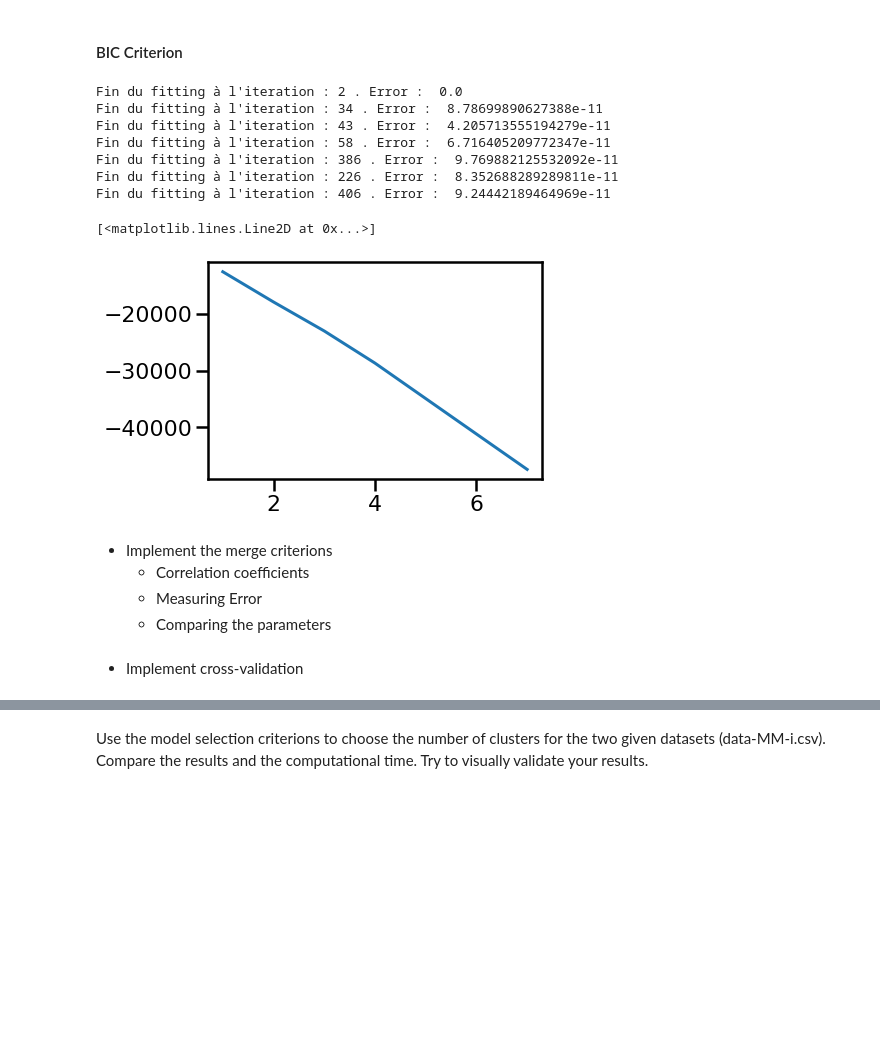
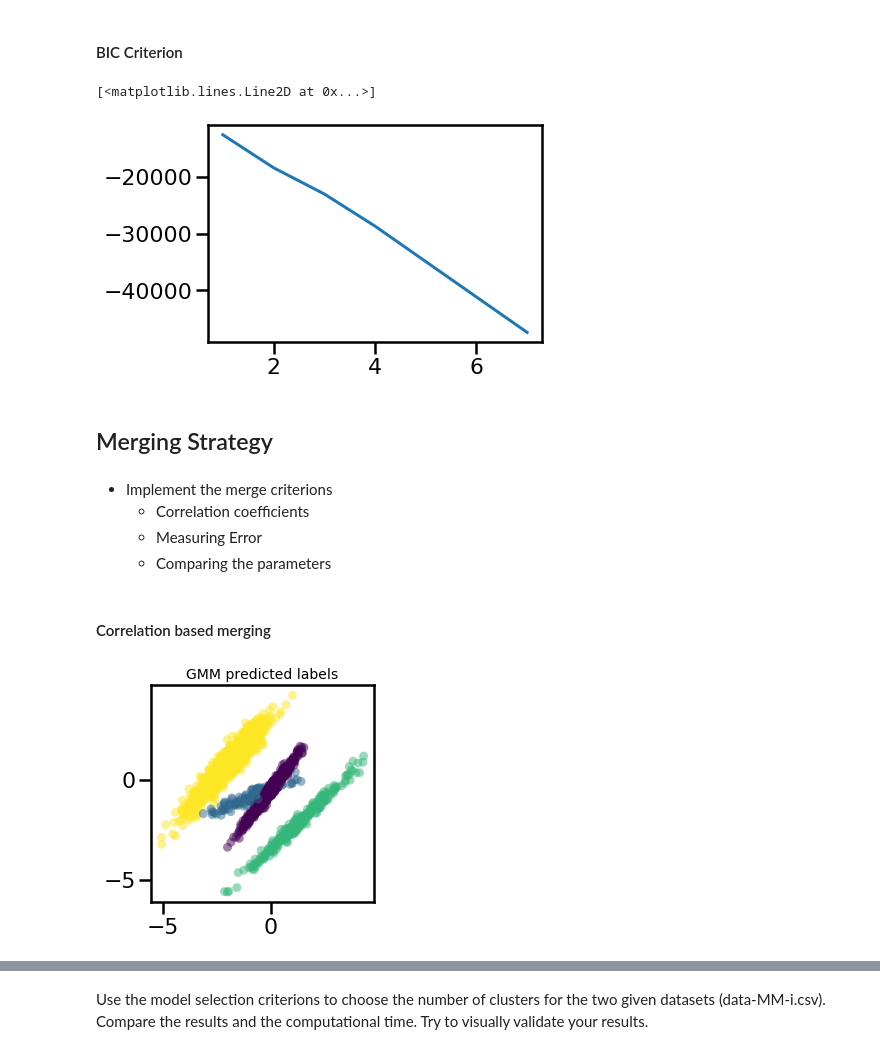
Before and after one commit to bricerauby/LabsMachineLearning, a Jupyter notebook: lab4-6-MM.ipynb, the cells around one changed output, grey strips where cells are left out. Cells and saved outputs as stored; diff of their text form; code cells hidden in the pictures; blank space fills up the shorter version.

```diff
--- a/lab4-6-MM.ipynb
+++ b/lab4-6-MM.ipynb
@@ -268,23 +286,16 @@ def compute_BIC(k):
 # %%
 BICs = []
-np.random.seed(1)
-for k in range(1,8):
-    BICs.append(compute_BIC(k))
-plt.plot(range(1,8), BICs)
+np.random.seed(42)
+for k in range_k:
+    BICs.append(compute_BIC(k, X))
+plt.plot(range_k, BICs)
 # %% [output]
-Fin du fitting à l'iteration : 2 . Error :  0.0
-Fin du fitting à l'iteration : 34 . Error :  8.78699890627388e-11
-Fin du fitting à l'iteration : 43 . Error :  4.205713555194279e-11
-Fin du fitting à l'iteration : 58 . Error :  6.716405209772347e-11
-Fin du fitting à l'iteration : 386 . Error :  9.769882125532092e-11
-Fin du fitting à l'iteration : 226 . Error :  8.352688289289811e-11
-Fin du fitting à l'iteration : 406 . Error :  9.24442189464969e-11
+[<matplotlib.lines.Line2D at 0x...>]
-[<matplotlib.lines.Line2D at 0x...>]
 [figure]
+# %% [markdown]
+## Merging Strategy
 # %% [markdown]
 - Implement the merge criterions
     - Correlation coefficients
     - Measuring Error
     - Comparing the parameters
-# %% [markdown]
-- Implement cross-validation
@@ -292,0 +499,15 @@ Fin du fitting à l'iteration : 406 . Error :  9.24442189464969e-11
+# %% [markdown]
+#### Correlation based merging
+# %%
+np.random.seed(0)
+model = my_GMM_merging(5)
+model.fit(X, it_max = 500, tol = 10**-10, merging_value=0.9)
+
+fig, ax = plt.subplots(1,1, figsize =(4, 4), sharex = True, sharey = True)
+ax.scatter(X[:, 0].T, X[:, 1].T,
+              c=model.labels_,
+               **plot_kwds)
+
+ax.set_title('GMM predicted labels', size = 14);
+# %% [output]
+[figure, added]
```
Also changed, not shown: parts of 47 cells of this notebook, 1 other file.
